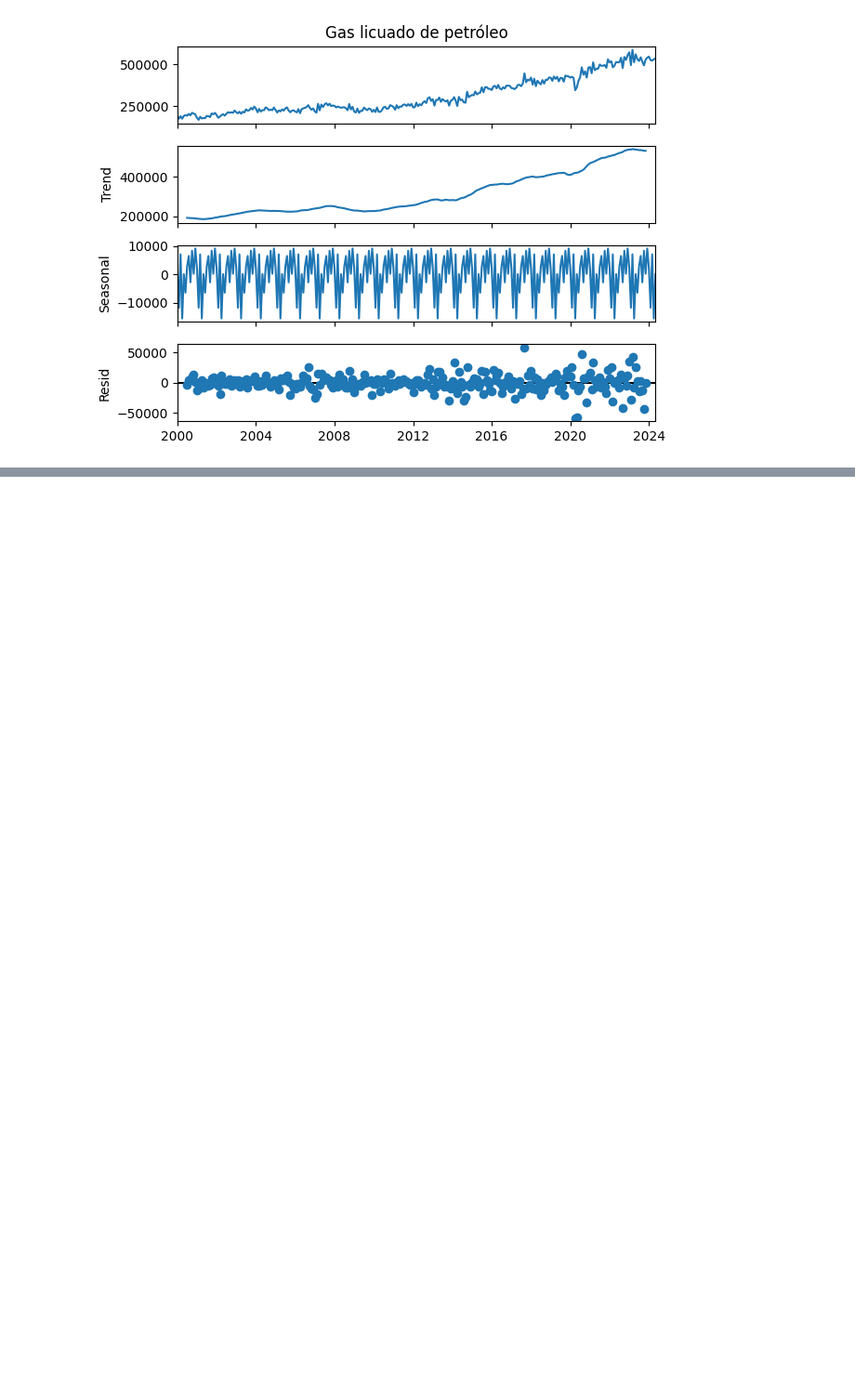
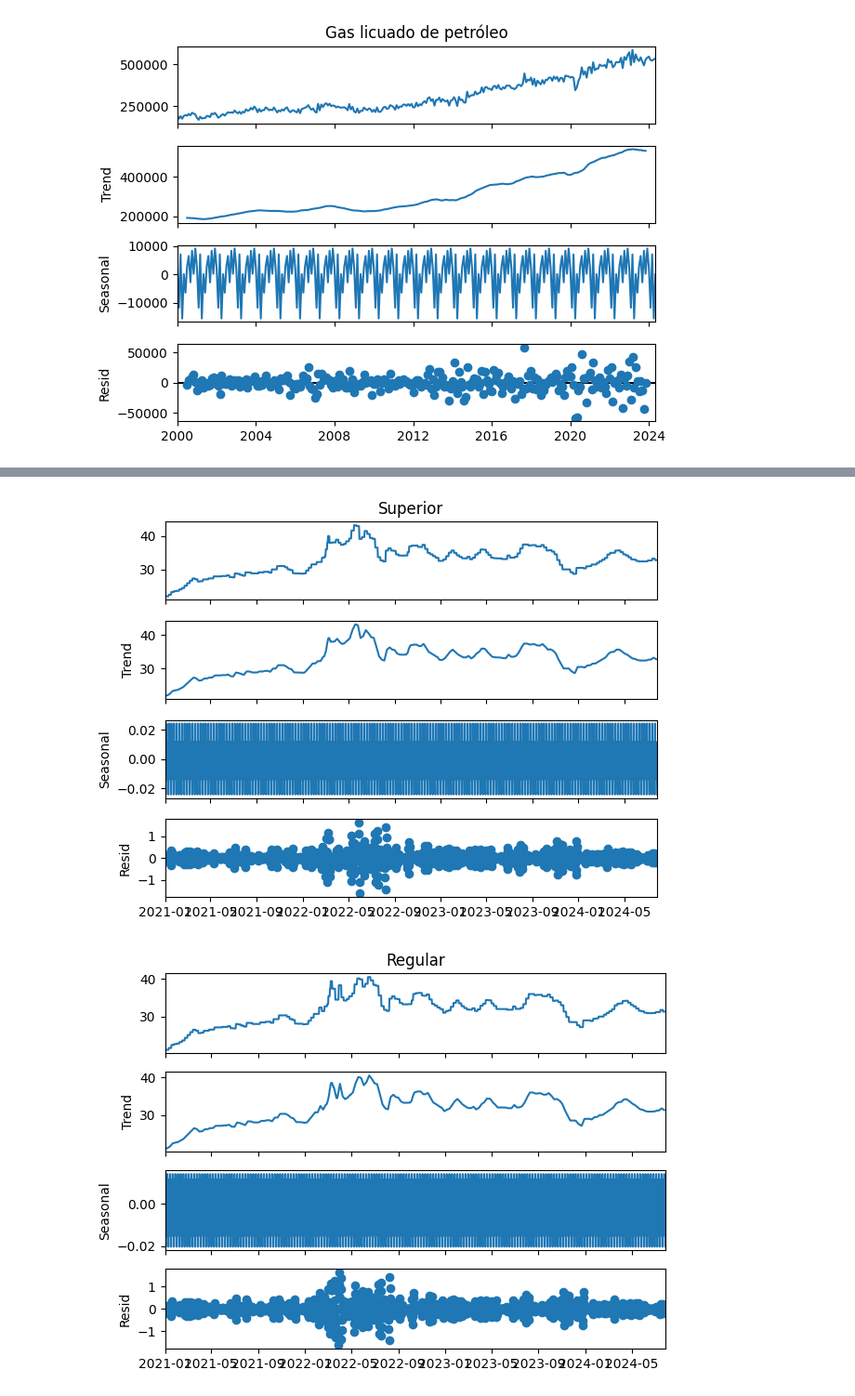
Before and after one commit to emiliosolanoo21/Time_Series, a Jupyter notebook: timeSeriesNow.ipynb, the cells around one changed output, grey strips where cells are left out. Shown at 93% size. Drawn from its saved outputs; the diff is of its cells as text; code cells hidden in the pictures; blank space fills up the shorter version.

```diff
--- a/timeSeriesNow.ipynb
+++ b/timeSeriesNow.ipynb
@@ -185,0 +209,9 @@ decomp_gas_lp = descomponer_serie(serie_gas_lp)
+# %%
+# Descomponer series de precios
+decomp_gasolina_super_precios = descomponer_serie(serie_gasolina_super_precios)
+decomp_gasolina_regular_precios = descomponer_serie(serie_gasolina_regular_precios)
+decomp_diesel_precios = descomponer_serie(serie_diesel_precios)
+decomp_gas_lp_precios = descomponer_serie(serie_gas_lp_precios)
+# %% [output]
+[figure, added]
+[figure, added]
```
Also changed, not shown: parts of 38 cells of this notebook, 2 other files.
